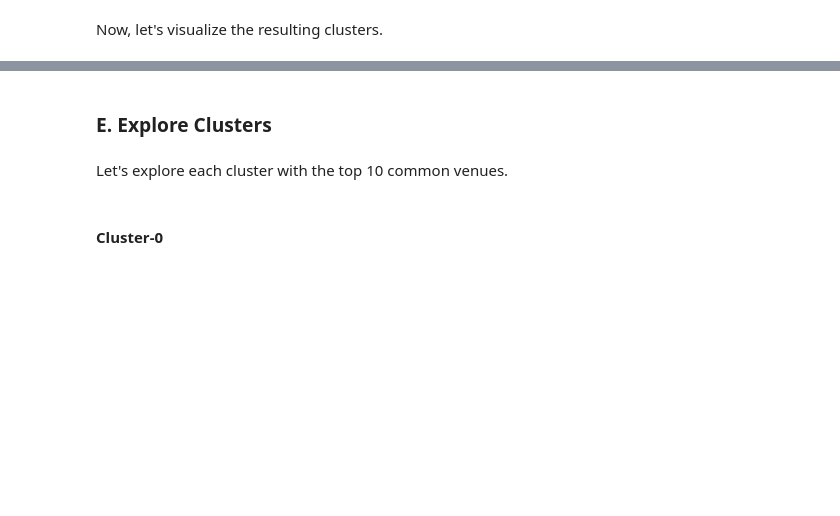
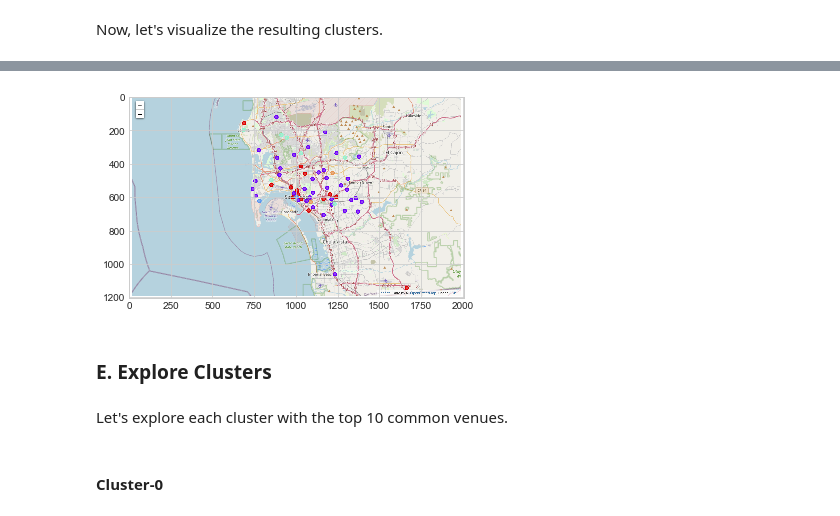
Before and after one commit to JagritiG/Coursera_Capstone, a Jupyter notebook: notebook/capstone_project_the_battle_of_neighborhoods.ipynb, the cells around one changed output, grey strips where cells are left out. Saved outputs shown, nothing was run; the diff lists cells and outputs as text; code cells hidden in the pictures; blank space fills up the shorter version.

```diff
--- a/notebook/capstone_project_the_battle_of_neighborhoods.ipynb
+++ b/notebook/capstone_project_the_battle_of_neighborhoods.ipynb
@@ -487,3 +632,10 @@ map_clusters
+# %%
+# display the static figure of San Diego map with resulting clusters
+image = mpimg.imread("../images/sd_map_clusters_fig7.png")
+plt.imshow(image)
+plt.show()
+# %% [output]
+[figure, added]
 # %% [markdown]
 ### E. Explore Clusters
 # %% [markdown]
```
Also changed, not shown: parts of 129 cells of this notebook, 58 other files.
